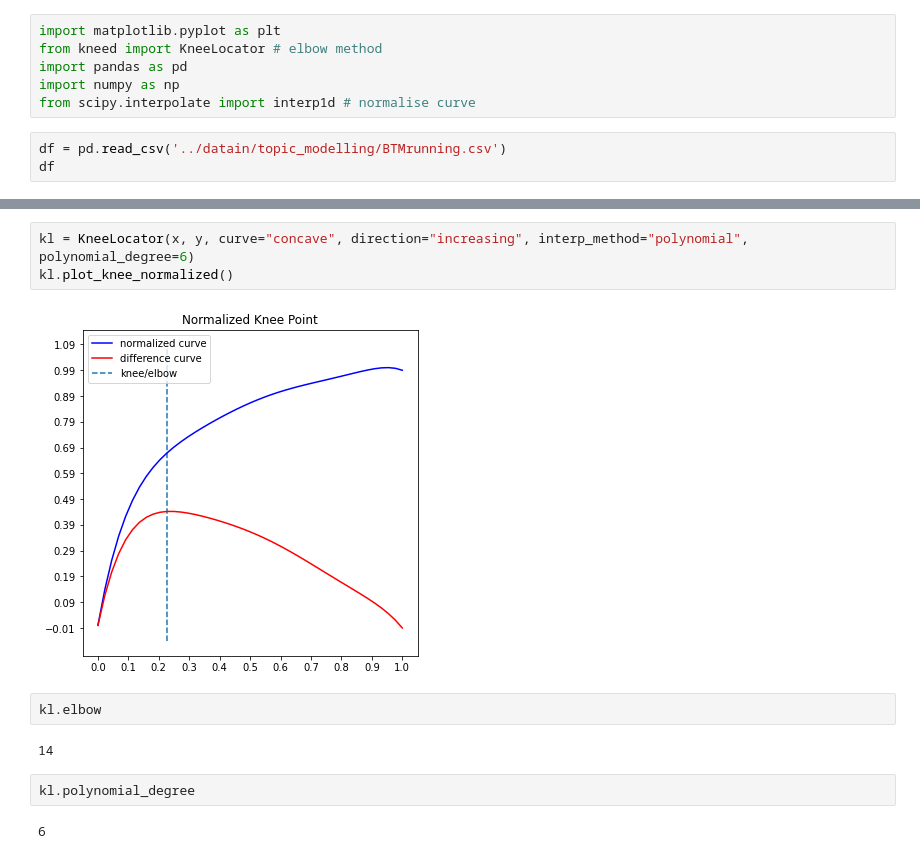
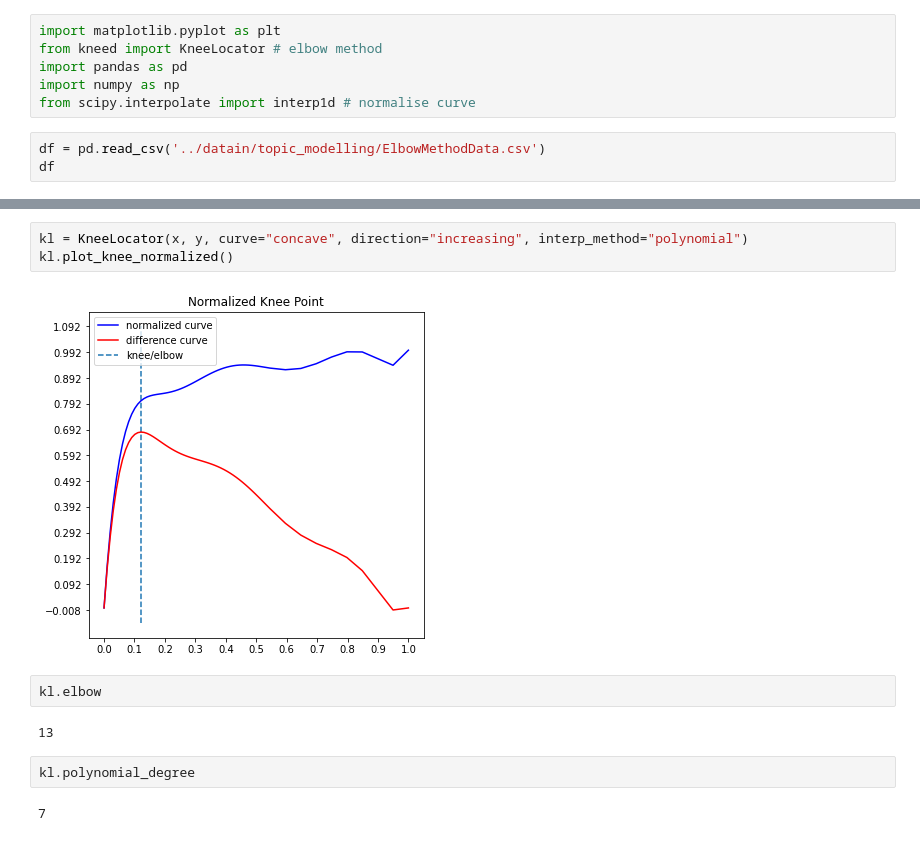
Before and after one commit to ginalamp/NFT_Twitter_Evolution, a Jupyter notebook: notebooks/topic_btm_elbow_method.ipynb, the cells around one changed output, grey strips where cells are left out. Drawn from its saved outputs; the diff is of its cells as text.

Commit message:
Run elbow method on updated data

```diff
--- a/notebooks/topic_btm_elbow_method.ipynb
+++ b/notebooks/topic_btm_elbow_method.ipynb
@@ -11,7 +11,7 @@ import pandas as pd
 import numpy as np
 from scipy.interpolate import interp1d # normalise curve
 # %%
-df = pd.read_csv('../datain/topic_modelling/BTMrunning.csv')
+df = pd.read_csv('../datain/topic_modelling/ElbowMethodData.csv')
 df
 # %% [output]
 |  | Log | Topics | LogLik |
@@ -96,13 +103,13 @@ array([-173147202, -170578552, -169370878, -168354008, -167519089,
 # %%
-kl = KneeLocator(x, y, curve="concave", direction="increasing", interp_method="polynomial", polynomial_degree=6)
+kl = KneeLocator(x, y, curve="concave", direction="increasing", interp_method="polynomial")
 kl.plot_knee_normalized()
 # %% [output]
-[figure, old version]
+[figure, new version]
 # %%
 kl.elbow
 # %% [output]
-14
+13
 # %%
 kl.polynomial_degree
 # %% [output]
-6
+7
```
Also changed, not shown: parts of 8 cells of this notebook.
